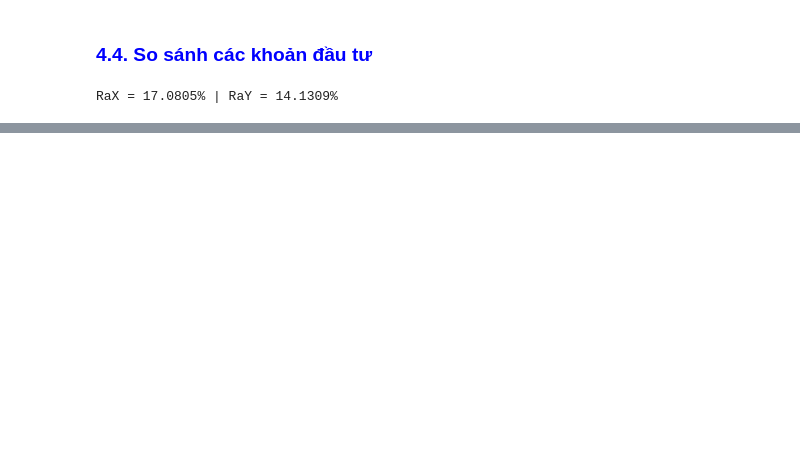
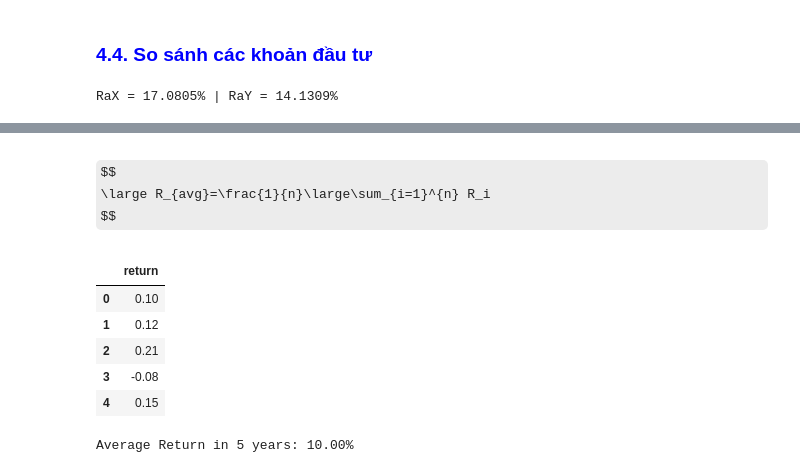
Before and after one commit to lmdat/py4fin, a Jupyter notebook: 07-[Py4Fin]_calculate_returns.ipynb, the cells around one changed output, grey strips where cells are left out. Saved outputs shown, nothing was run; the diff lists cells and outputs as text; code cells hidden in the pictures; some formulas as TeX source; blank space fills up the shorter version.

Commit message:
update lesson 07: calculate returns

```diff
--- a/07-[Py4Fin]_calculate_returns.ipynb
+++ b/07-[Py4Fin]_calculate_returns.ipynb
@@ -406,7 +405,7 @@ $$
 - $n$: số năm
 # %%
 # Yearly Return
-df6 = pd.DataFrame({'return': [0.12, 0.18, 0.21]})
+df6 = pd.DataFrame({'return': [0.10, 0.12, 0.21, -0.08, 0.15]})
 n = df6.shape[0]
 
 Ra = (1 + df6['return']).prod() ** (1/n) - 1
@@ -484,0 +487,19 @@ RaX = 17.0805% | RaY = 14.1309%
+# %% [markdown]
+$$
+\large R_{avg}=\frac{1}{n}\large\sum_{i=1}^{n} R_i
+$$
+# %%
+df6
+# %% [output]
+|  | return |
+| 0 | 0.10 |
+| 1 | 0.12 |
+| 2 | 0.21 |
+| 3 | -0.08 |
+| 4 | 0.15 |
+# %%
+n = df6.shape[0]
+avg_return = df6['return'].mean()
+print(f"Average Return in {n} years: {(avg_return * 100):.2f}%")
+# %% [output]
+Average Return in 5 years: 10.00%
```
Also changed, not shown: parts of 17 cells of this notebook.
